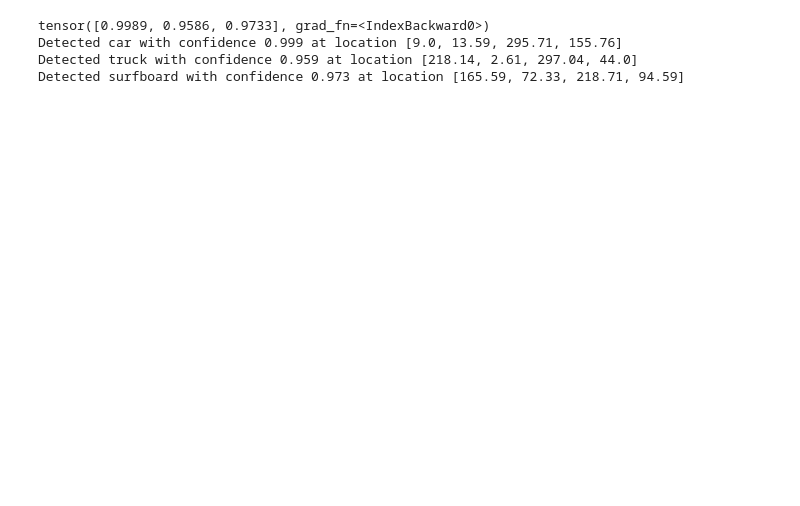
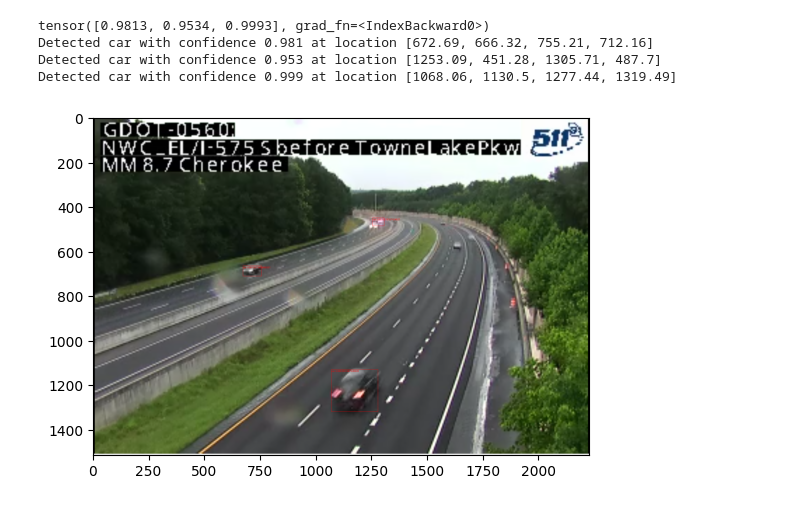
Before and after one commit to MicahMaphet/ai-osint-tracker, a Jupyter notebook: CarDetection.ipynb, the cells around one changed output. Saved outputs shown, nothing was run; the diff lists cells and outputs as text; code cells hidden in the pictures; blank space fills up the shorter version.

Commit message:
added image and detection box display to car detection scripts

```diff
--- a/CarDetection.ipynb
+++ b/CarDetection.ipynb
@@ -10,7 +11,8 @@ Some weights of the model checkpoint at facebook/detr-resnet-50 were not used wh
 - This IS expected if you are initializing DetrForObjectDetection from the checkpoint of a model trained on another task or with another architecture (e.g. initializing a BertForSequenceClassification ...
 - This IS NOT expected if you are initializing DetrForObjectDetection from the checkpoint of a model that you expect to be exactly identical (initializing a BertForSequenceClassification model from a  ...
 # %%
-image = Image.open("tesla.png").convert("RGB")
+file = "road.png"
+image = Image.open(file).convert("RGB")
 
 inputs = image_processor(images=image, return_tensors="pt")
 outputs = model(**inputs)
@@ -28,7 +30,23 @@ for score, label, box in zip(results["scores"], results["labels"], results["boxe
         f"{round(score.item(), 3)} at location {box}"
     )
 # %% [output]
-tensor([0.9989, 0.9586, 0.9733], grad_fn=<IndexBackward0>)
-Detected car with confidence 0.999 at location [9.0, 13.59, 295.71, 155.76]
-Detected truck with confidence 0.959 at location [218.14, 2.61, 297.04, 44.0]
-Detected surfboard with confidence 0.973 at location [165.59, 72.33, 218.71, 94.59]
+tensor([0.9813, 0.9534, 0.9993], grad_fn=<IndexBackward0>)
+Detected car with confidence 0.981 at location [672.69, 666.32, 755.21, 712.16]
+Detected car with confidence 0.953 at location [1253.09, 451.28, 1305.71, 487.7]
+Detected car with confidence 0.999 at location [1068.06, 1130.5, 1277.44, 1319.49]
+# %%
+from torchvision.io import read_image
+from torchvision.utils import draw_bounding_boxes
+import matplotlib.pyplot as plot
+
+image = read_image(file)
+image = (255.0 * (image - image.min()) / (image.max() - image.min())).to(torch.uint8)
+image = image[:3, ...]
+pred_boxes = results["boxes"].long()
+labels = [f"{model.config.id2label[label.item()]}: {score} " for label, score in zip(results["labels"], results["scores"])]
+output_image = draw_bounding_boxes(image, pred_boxes, labels, colors="red")
+
+plot.imshow(output_image.permute(1, 2, 0))
+plot.show()
+# %% [output]
+[figure, added]
```
Also changed, not shown: parts of 2 cells of this notebook, 2 other files.
